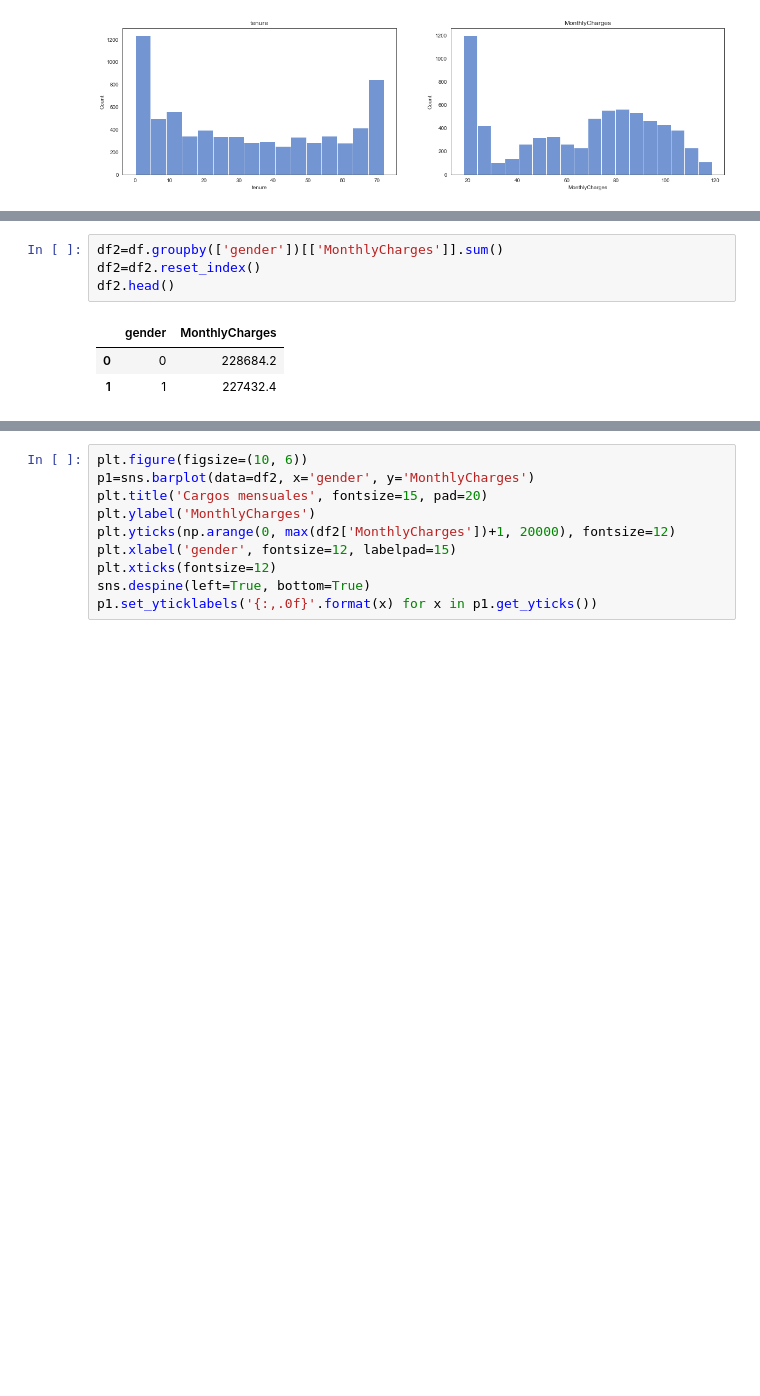
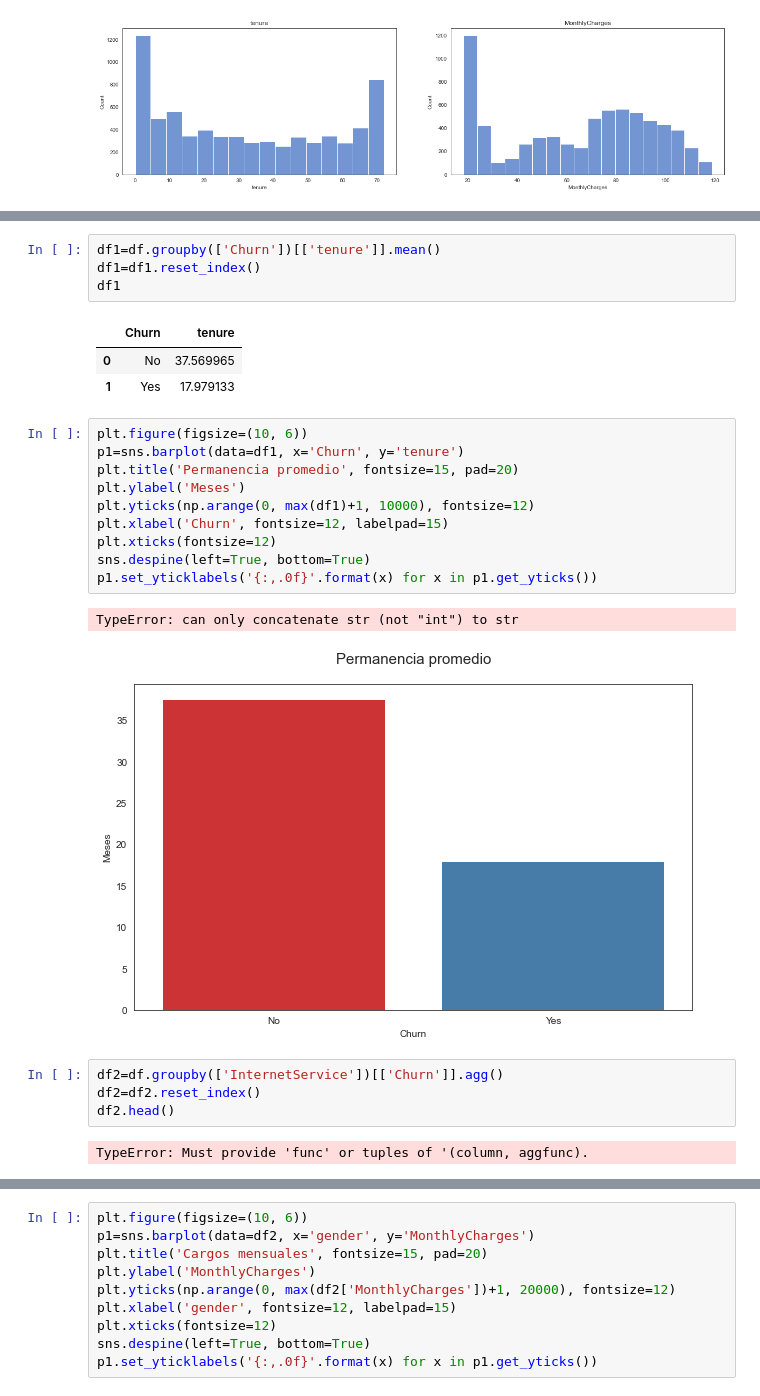
Before and after one commit to Martino94/Coding_Dojo, a Jupyter notebook: Modelo_churn/ProyectoII.ipynb, the cells around one changed output, grey strips where cells are left out. Drawn from its saved outputs; the diff is of its cells as text; blank space fills up the shorter version.

```diff
--- a/Modelo_churn/ProyectoII.ipynb
+++ b/Modelo_churn/ProyectoII.ipynb
@@ -145,8 +165,27 @@ TypeError: can only concatenate str (not "int") to str
+# %%
+df1=df.groupby(['Churn'])[['tenure']].mean()
+df1=df1.reset_index()
+df1
+# %% [output]
+|  | Churn | tenure |
+| 0 | No | 37.569965 |
+| 1 | Yes | 17.979133 |
+# %%
+plt.figure(figsize=(10, 6))
+p1=sns.barplot(data=df1, x='Churn', y='tenure')
+plt.title('Permanencia promedio', fontsize=15, pad=20)
+plt.ylabel('Meses')
+plt.yticks(np.arange(0, max(df1)+1, 10000), fontsize=12)
+plt.xlabel('Churn', fontsize=12, labelpad=15)
+plt.xticks(fontsize=12)
+sns.despine(left=True, bottom=True)
+p1.set_yticklabels('{:,.0f}'.format(x) for x in p1.get_yticks())
+# %% [output]
+TypeError: can only concatenate str (not "int") to str
+[figure, added]
 # %%
-df2=df.groupby(['gender'])[['MonthlyCharges']].sum()
+df2=df.groupby(['InternetService'])[['Churn']].agg()
 df2=df2.reset_index()
 df2.head()
 # %% [output]
-|  | gender | MonthlyCharges |
-| 0 | 0 | 228684.2 |
-| 1 | 1 | 227432.4 |
+TypeError: Must provide 'func' or tuples of '(column, aggfunc).
```
Also changed, not shown: parts of 41 cells of this notebook, 1 other file.
